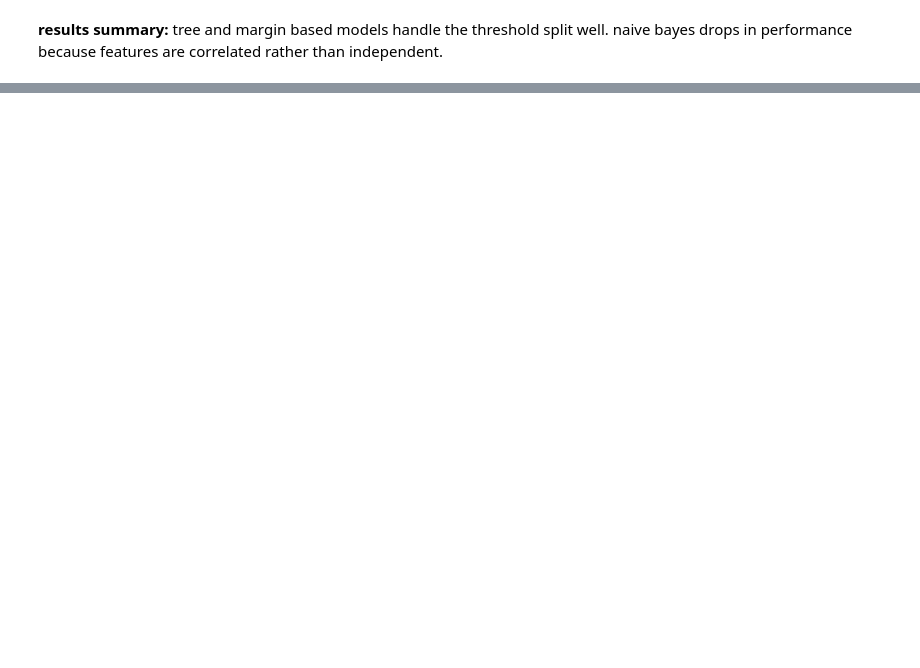
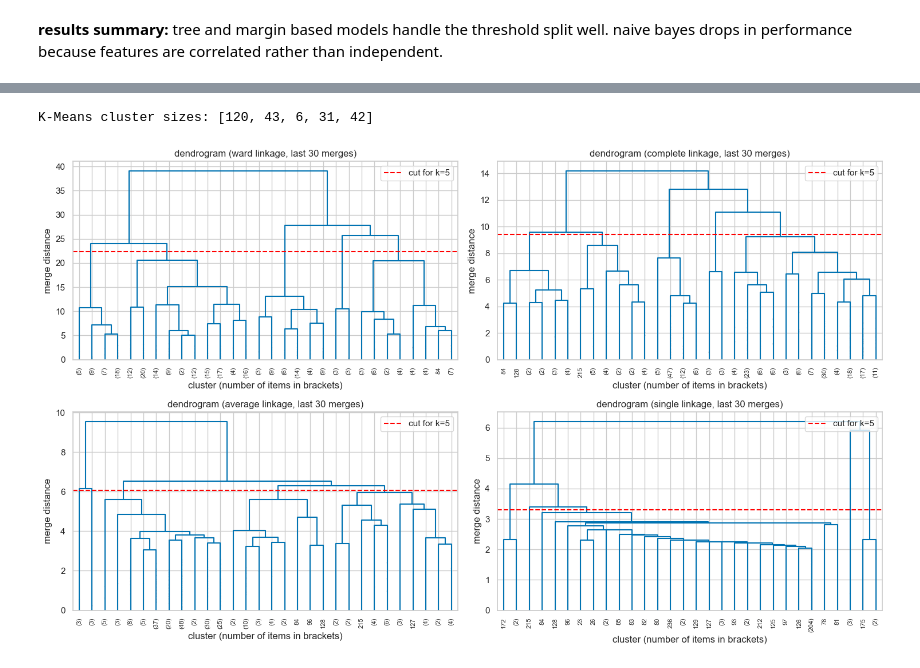
Before and after one commit to santh-cpu/ml-capstone, a Jupyter notebook: tildaw-final.ipynb, the cells around one changed output, grey strips where cells are left out. Saved outputs shown, nothing was run; the diff lists cells and outputs as text; code cells hidden in the pictures; blank space fills up the shorter version.

```diff
--- a/tildaw-final.ipynb
+++ b/tildaw-final.ipynb
@@ -503,0 +945,16 @@ for name, info in poke_cls_results.items():
+# %%
+bad_sugar = int((df["sugars"] > df["total_carbohydrates"]).sum())
+bad_fat = int((df["trans_fat"] > df["saturated_fat"]).sum())
+print(f"as labelled : sugars > carbs in {bad_sugar} rows, trans fat > saturated fat in {bad_fat} rows (both impossible)")
+
+if bad_sugar > 0 or bad_fat > 0:
+    # actual data order: saturated fat, trans fat, cholesterol, sodium, total carbohydrates
+    df = df.rename(columns={"trans_fat": "saturated_fat", "saturated_fat": "trans_fat",
+                            "sodium": "cholesterol", "total_carbohydrates": "sodium",
+                            "cholesterol": "total_carbohydrates"})
+    bad_sugar = int((df["sugars"] > df["total_carbohydrates"]).sum())
+    bad_fat = int((df["trans_fat"] > df["saturated_fat"]).sum())
+    print(f"after fixing: sugars > carbs in {bad_sugar} rows, trans fat > saturated fat in {bad_fat} rows")
+
+df[numeric_cols] = df[numeric_cols].fillna(df[numeric_cols].median())   # median is robust and uses no labels
+print("clean feature matrix:", df[numeric_cols].shape)
@@ -503,0 +965,7 @@ for name, info in poke_cls_results.items():
+# %%
+X_scaled = StandardScaler().fit_transform(df[numeric_cols].values)
+
+pca = PCA(n_components=2, random_state=SEED)
+X_pca = pca.fit_transform(X_scaled)
+evr = pca.explained_variance_ratio_
+print(f"PC1 explains {evr[0]:.1%}, PC2 explains {evr[1]:.1%} of the variance")
@@ -503,0 +989,26 @@ for name, info in poke_cls_results.items():
+# %%
+K_CHOSEN = 5    # chosen from the elbow curve above; change it if you read the elbow differently
+
+kmeans = KMeans(n_clusters=K_CHOSEN, n_init=10, random_state=SEED).fit(X_scaled)
+km_labels = kmeans.labels_
+print("K-Means cluster sizes:", np.bincount(km_labels).tolist())
+# %% [output]
+K-Means cluster sizes: [120, 43, 6, 31, 42]
+# %%
+linkages = ["ward", "complete", "average", "single"]
+Z = {m: linkage(X_scaled, method=m) for m in linkages}
+
+fig, axes = plt.subplots(2, 2, figsize=(15, 9))
+for ax, m in zip(axes.ravel(), linkages):
+    dendrogram(Z[m], truncate_mode="lastp", p=30, leaf_rotation=90, leaf_font_size=8,
+               show_contracted=True, color_threshold=0, above_threshold_color=PALETTE[0], ax=ax)
+    cut = (Z[m][-K_CHOSEN, 2] + Z[m][-(K_CHOSEN - 1), 2]) / 2
+    ax.axhline(cut, color="red", ls="--", label=f"cut for k={K_CHOSEN}")
+    ax.set_title(f"dendrogram ({m} linkage, last 30 merges)")
+    ax.set_xlabel("cluster (number of items in brackets)")
+    ax.set_ylabel("merge distance")
+    ax.legend()
+plt.tight_layout()
+plt.show()
+# %% [output]
+[figure, added]
```
Also changed, not shown: parts of 37 cells of this notebook.
